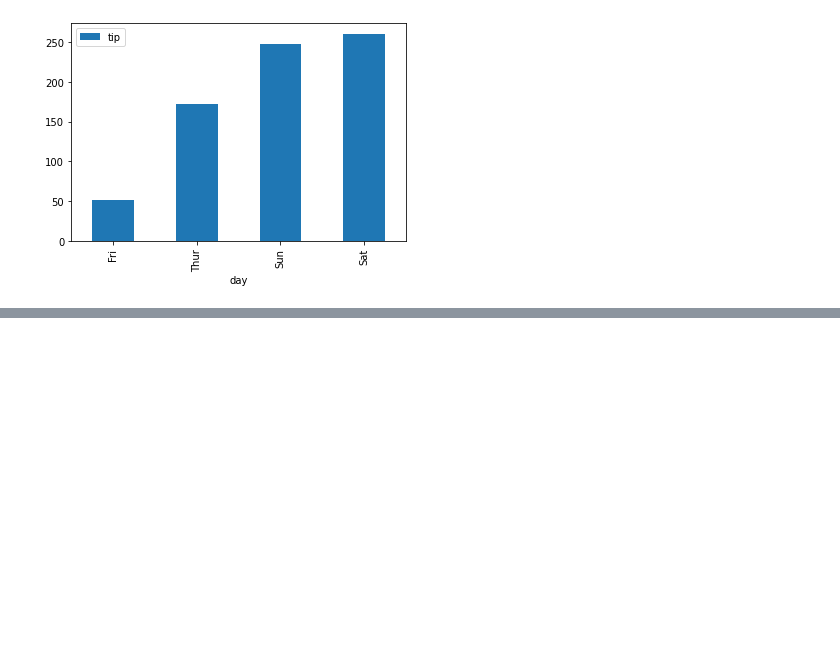
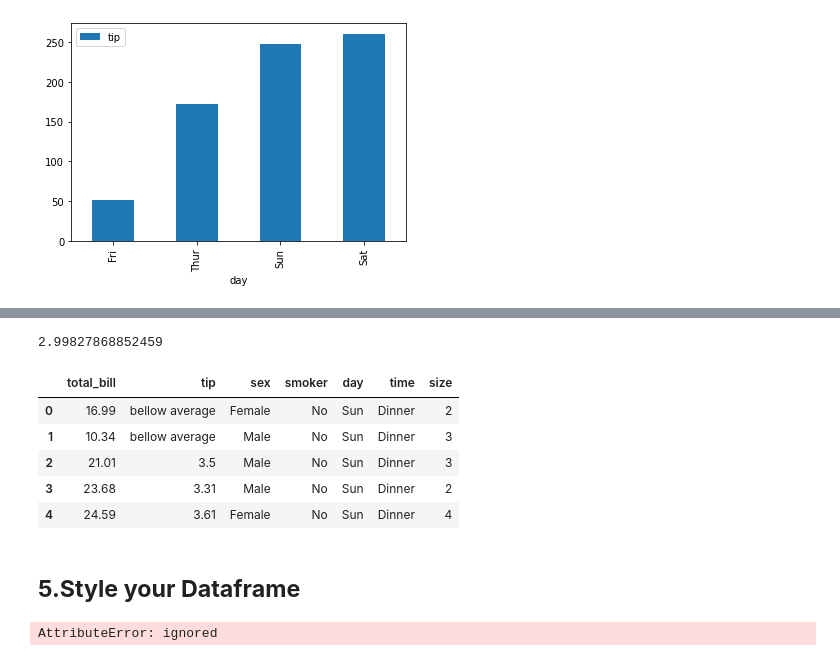
Before and after one commit to charaf19/data_visualization, a Jupyter notebook: Getting_better_in_pandas_1.ipynb, the cells around one changed output, grey strips where cells are left out. Saved outputs shown, nothing was run; the diff lists cells and outputs as text; code cells hidden in the pictures; blank space fills up the shorter version.

```diff
--- a/Getting_better_in_pandas_1.ipynb
+++ b/Getting_better_in_pandas_1.ipynb
@@ -77,0 +106,19 @@ df.groupby(by=['day']).sum()[['tip']].sort_values(by=['tip']).plot(kind='bar')
+# %%
+avg = df['tip'].mean()
+avg
+# %% [output]
+2.99827868852459
+# %%
+#getting the data bellow the average
+df_copy = df.copy()
+df_copy["tip"] = df["tip"].where(df["tip"] > avg,'bellow average')
+df_copy.head()
+# %% [output]
+|  | total_bill | tip | sex | smoker | day | time | size |
+| 0 | 16.99 | bellow average | Female | No | Sun | Dinner | 2 |
+| 1 | 10.34 | bellow average | Male | No | Sun | Dinner | 3 |
+| 2 | 21.01 | 3.5 | Male | No | Sun | Dinner | 3 |
+| 3 | 23.68 | 3.31 | Male | No | Sun | Dinner | 2 |
+| 4 | 24.59 | 3.61 | Female | No | Sun | Dinner | 4 |
+# %% [markdown]
+## **5.Style your Dataframe**
@@ -77,0 +135,4 @@ df.groupby(by=['day']).sum()[['tip']].sort_values(by=['tip']).plot(kind='bar')
+# %%
+df.head().style.pipe(make_pretty)
+# %% [output]
+AttributeError: ignored
```
Also changed, not shown: parts of 5 cells of this notebook.
